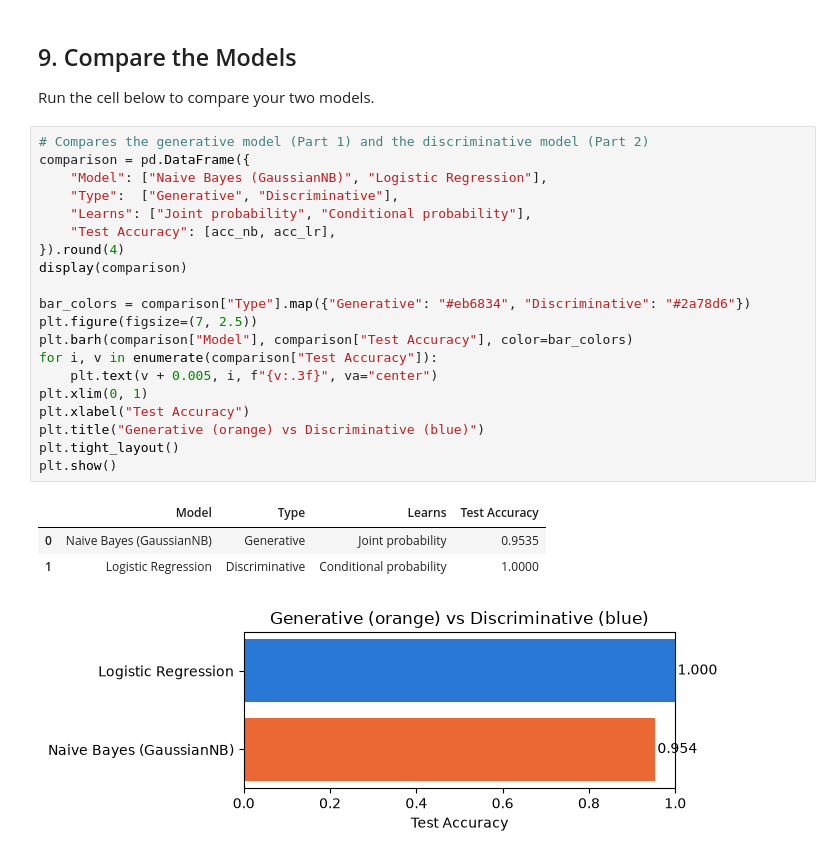
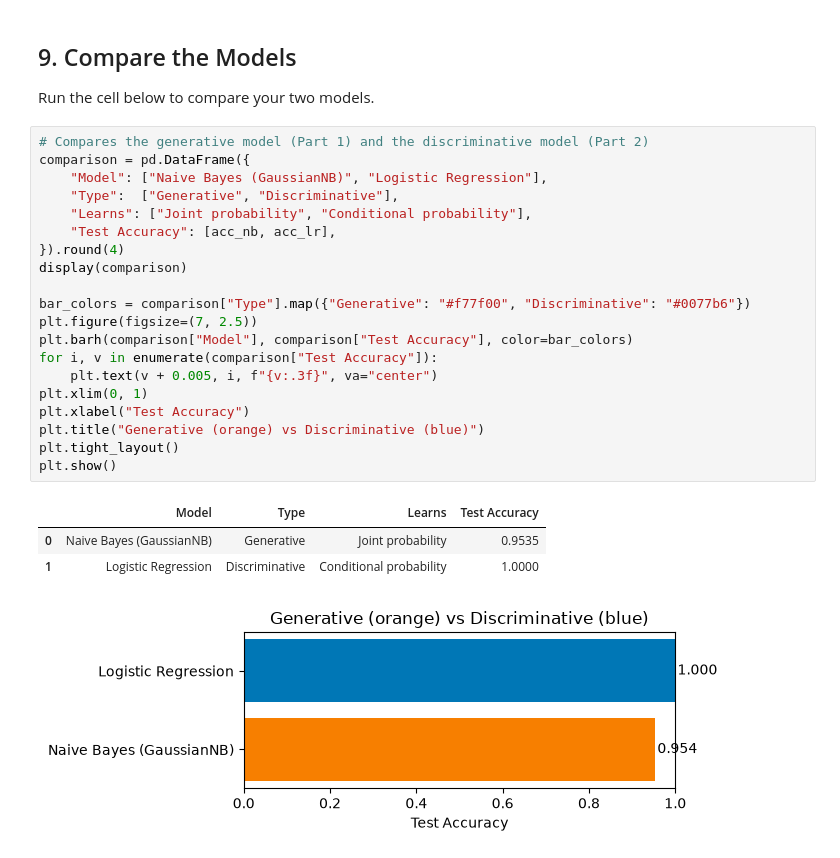
Before and after one commit to flexycode/Talosig_SY-26-27-CCADMACL_EXERCISES, a Jupyter notebook: Exercises/Exercise_1_Talosig.ipynb, the cells around one changed output. Saved outputs shown, nothing was run; the diff lists cells and outputs as text.

Commit message:
📓 EXERCISE 1 — Generative vs Discriminative Models

```diff
--- a/Exercises/Exercise_1_Talosig.ipynb
+++ b/Exercises/Exercise_1_Talosig.ipynb
@@ -287,25 +287,25 @@ Run the cell below to compare your two models.
 # %%
 # Compares the generative model (Part 1) and the discriminative model (Part 2)
 comparison = pd.DataFrame({
     "Model": ["Naive Bayes (GaussianNB)", "Logistic Regression"],
     "Type":  ["Generative", "Discriminative"],
     "Learns": ["Joint probability", "Conditional probability"],
     "Test Accuracy": [acc_nb, acc_lr],
 }).round(4)
 display(comparison)
 
-bar_colors = comparison["Type"].map({"Generative": "#eb6834", "Discriminative": "#2a78d6"})
+bar_colors = comparison["Type"].map({"Generative": "#f77f00", "Discriminative": "#0077b6"})
 plt.figure(figsize=(7, 2.5))
 plt.barh(comparison["Model"], comparison["Test Accuracy"], color=bar_colors)
 for i, v in enumerate(comparison["Test Accuracy"]):
     plt.text(v + 0.005, i, f"{v:.3f}", va="center")
 plt.xlim(0, 1)
 plt.xlabel("Test Accuracy")
 plt.title("Generative (orange) vs Discriminative (blue)")
 plt.tight_layout()
 plt.show()
 # %% [output]
 |  | Model | Type | Learns | Test Accuracy |
 | 0 | Naive Bayes (GaussianNB) | Generative | Joint probability | 0.9535 |
 | 1 | Logistic Regression | Discriminative | Conditional probability | 1.0000 |
-[figure, old version]
+[figure, new version]
```
Also changed, not shown: parts of 3 cells of this notebook.
